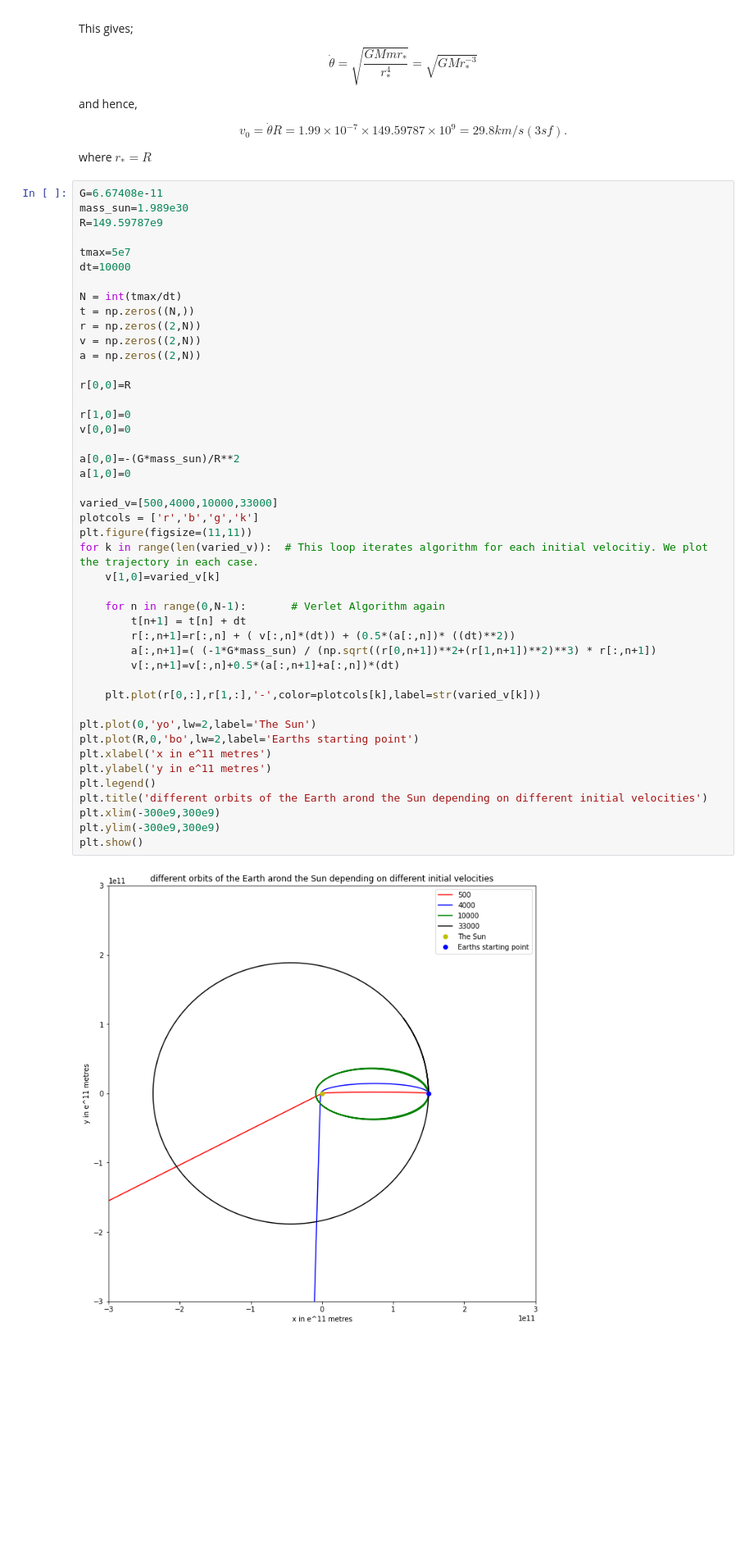
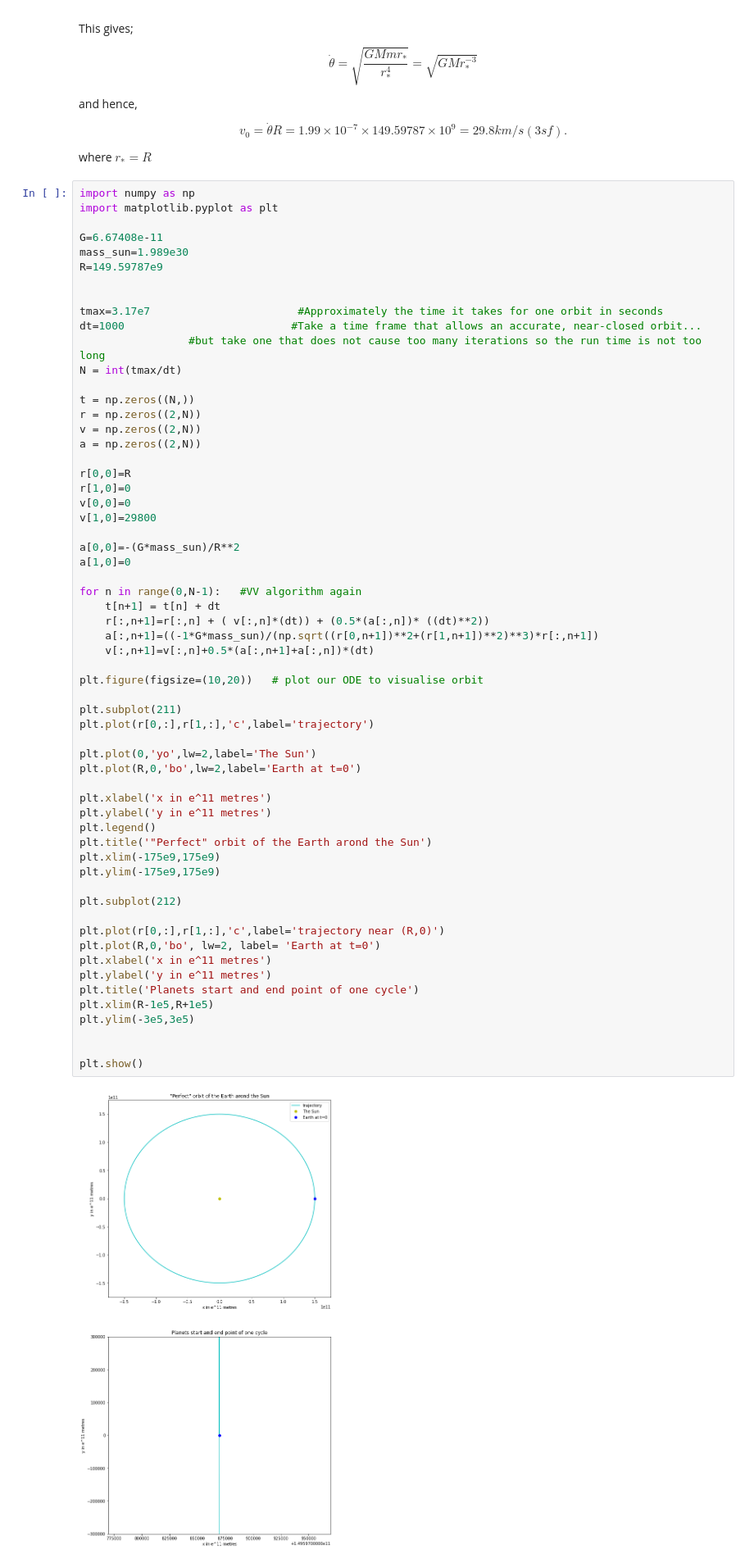
Before and after one commit to PLANETARY-MOTION-FINAL-PROJECT/filestore, a Jupyter notebook: ALMOST EVRYTHING.ipynb, the cells around one changed output. Shown at 82% size. Saved outputs shown, nothing was run; the diff lists cells and outputs as text; blank space fills up the shorter version.

```diff
--- a/ALMOST EVRYTHING.ipynb
+++ b/ALMOST EVRYTHING.ipynb
@@ -125,52 +113,67 @@ $$v_0 = \dot{\theta}R = 1.99\times 10^{-7} \times 149.59787 \times 10^9 = 29.8 k
 
 where $r_* = R $
 # %%
+import numpy as np
+import matplotlib.pyplot as plt
+
 G=6.67408e-11
 mass_sun=1.989e30
 R=149.59787e9
 
-tmax=5e7
-dt=10000
 
+tmax=3.17e7                       #Approximately the time it takes for one orbit in seconds
+dt=1000                          #Take a time frame that allows an accurate, near-closed orbit...
+                 #but take one that does not cause too many iterations so the run time is not too long
 N = int(tmax/dt)
+
 t = np.zeros((N,))
 r = np.zeros((2,N))
 v = np.zeros((2,N))
 a = np.zeros((2,N))
 
 r[0,0]=R
-
 r[1,0]=0
 v[0,0]=0
+v[1,0]=29800
 
 a[0,0]=-(G*mass_sun)/R**2
 a[1,0]=0
 
-varied_v=[500,4000,10000,33000]
-plotcols = ['r','b','g','k']
-plt.figure(figsize=(11,11))
-for k in range(len(varied_v)):  # This loop iterates algorithm for each initial velocitiy. We plot the trajectory in each case.
-    v[1,0]=varied_v[k]
+for n in range(0,N-1):   #VV algorithm again
+    t[n+1] = t[n] + dt
+    r[:,n+1]=r[:,n] + ( v[:,n]*(dt)) + (0.5*(a[:,n])* ((dt)**2))
+    a[:,n+1]=((-1*G*mass_sun)/(np.sqrt((r[0,n+1])**2+(r[1,n+1])**2)**3)*r[:,n+1])
+    v[:,n+1]=v[:,n]+0.5*(a[:,n+1]+a[:,n])*(dt)
 
-    for n in range(0,N-1):       # Verlet Algorithm again
-        t[n+1] = t[n] + dt
-        r[:,n+1]=r[:,n] + ( v[:,n]*(dt)) + (0.5*(a[:,n])* ((dt)**2))
-        a[:,n+1]=( (-1*G*mass_sun) / (np.sqrt((r[0,n+1])**2+(r[1,n+1])**2)**3) * r[:,n+1])
-        v[:,n+1]=v[:,n]+0.5*(a[:,n+1]+a[:,n])*(dt)
+plt.figure(figsize=(10,20))   # plot our ODE to visualise orbit
 
-    plt.plot(r[0,:],r[1,:],'-',color=plotcols[k],label=str(varied_v[k]))
+plt.subplot(211)
+plt.plot(r[0,:],r[1,:],'c',label='trajectory')
 
 plt.plot(0,'yo',lw=2,label='The Sun')
-plt.plot(R,0,'bo',lw=2,label='Earths starting point')
+plt.plot(R,0,'bo',lw=2,label='Earth at t=0')
+
 plt.xlabel('x in e^11 metres')
 plt.ylabel('y in e^11 metres')
 plt.legend()
-plt.title('different orbits of the Earth arond the Sun depending on different initial velocities')
-plt.xlim(-300e9,300e9)
-plt.ylim(-300e9,300e9)
+plt.title('"Perfect" orbit of the Earth arond the Sun')
+plt.xlim(-175e9,175e9)
+plt.ylim(-175e9,175e9)
+
+plt.subplot(212)
+
+plt.plot(r[0,:],r[1,:],'c',label='trajectory near (R,0)')
+plt.plot(R,0,'bo', lw=2, label= 'Earth at t=0')
+plt.xlabel('x in e^11 metres')
+plt.ylabel('y in e^11 metres')
+plt.title('Planets start and end point of one cycle')
+plt.xlim(R-1e5,R+1e5)
+plt.ylim(-3e5,3e5)
+
+
 plt.show()
 # %% [output]
-[figure, old version]
+[figure, new version]
 # %% [markdown]
 ## Q4
 For this question, we have tested Kepler's Law as seen below. We used that:
```
Also changed, not shown: parts of 5 cells of this notebook.
